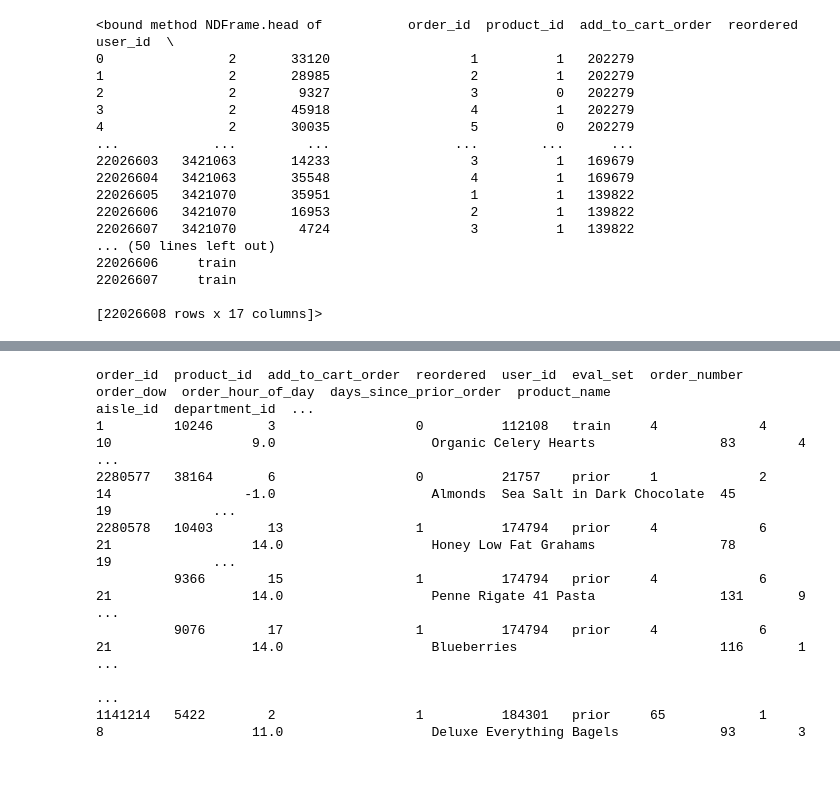
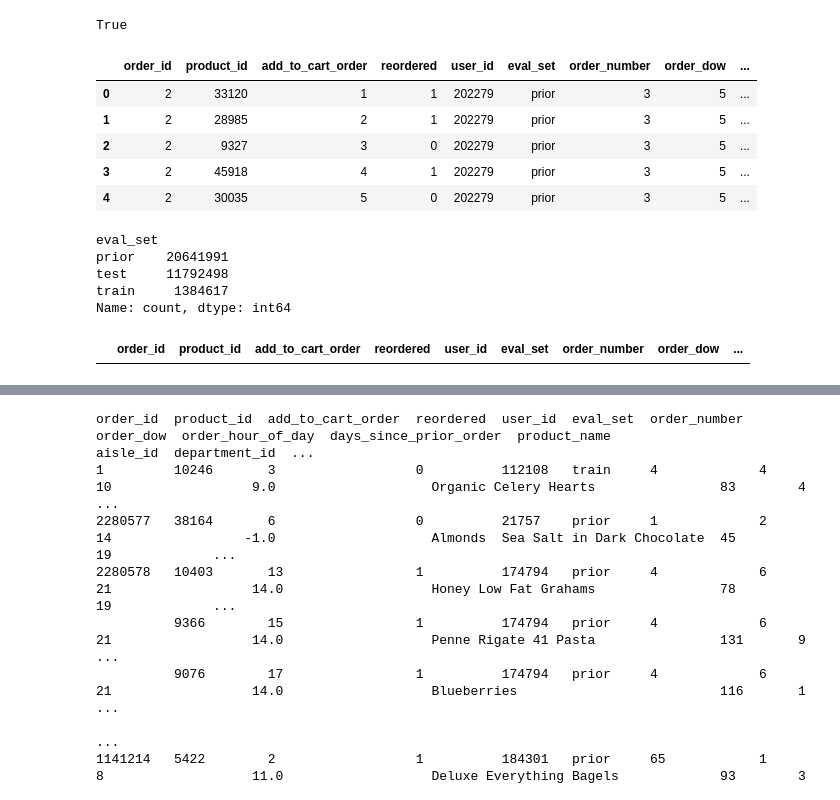
Before and after one commit to 2025-Gachon-capstone/Omni-GNN, a Jupyter notebook: instacart.ipynb, the cells around one changed output, grey strips where cells are left out. Saved outputs shown, nothing was run; the diff lists cells and outputs as text; code cells hidden in the pictures; blank space fills up the shorter version.

```diff
--- a/instacart.ipynb
+++ b/instacart.ipynb
@@ -1,24 +1,43 @@
+# %%
+import torch
+
+torch.cuda.is_available()
+# %% [output]
+True
 # %%
 import pandas as pd
 
 # 기본 테이블
-df = pd.read_csv("data/master_dataset_with_roles.csv")
-df.head
+df = pd.read_csv("data/master_dataset_with_roles_final.csv")
+df.head()
 # %% [output]
-<bound method NDFrame.head of           order_id  product_id  add_to_cart_order  reordered  user_id  \
-0                2       33120                  1          1   202279
-1                2       28985                  2          1   202279
-2                2        9327                  3          0   202279
-3                2       45918                  4          1   202279
-4                2       30035                  5          0   202279
-...            ...         ...                ...        ...      ...
-22026603   3421063       14233                  3          1   169679
-22026604   3421063       35548                  4          1   169679
-22026605   3421070       35951                  1          1   139822
-22026606   3421070       16953                  2          1   139822
-22026607   3421070        4724                  3          1   139822
-... (50 lines left out)
-22026606     train
-22026607     train
-
-[22026608 rows x 17 columns]>
+|  | order_id | product_id | add_to_cart_order | reordered | user_id | eval_set | order_number | order_dow | ... |
+| 0 | 2 | 33120 | 1 | 1 | 202279 | prior | 3 | 5 | ... |
+| 1 | 2 | 28985 | 2 | 1 | 202279 | prior | 3 | 5 | ... |
+| 2 | 2 | 9327 | 3 | 0 | 202279 | prior | 3 | 5 | ... |
+| 3 | 2 | 45918 | 4 | 1 | 202279 | prior | 3 | 5 | ... |
+| 4 | 2 | 30035 | 5 | 0 | 202279 | prior | 3 | 5 | ... |
+# %%
+print(df['eval_set'].value_counts(dropna=False))
+# %% [output]
+eval_set
+prior    20641991
+test     11792498
+train     1384617
+Name: count, dtype: int64
+# %%
+import pandas as pd
+from collections import defaultdict
+
+# 1. 데이터 불러오기
+# df = pd.read_csv("../data/master_dataset_with_roles_final.csv")
+
+# 2. test 유저 추출
+test_users = df[df["eval_set"] == "test"]["user_id"].unique()
+
+# test 유저의 prior 주문만 추출 (즉, test 주문 제외한 모든 주문)
+test_df = df[(df["user_id"].isin(test_users)) & (df["eval_set"] != 'test')]
+
+test_df
+# %% [output]
+|  | order_id | product_id | add_to_cart_order | reordered | user_id | eval_set | order_number | order_dow | ... |
```
Also changed, not shown: parts of 3 cells of this notebook, 5 other files.
